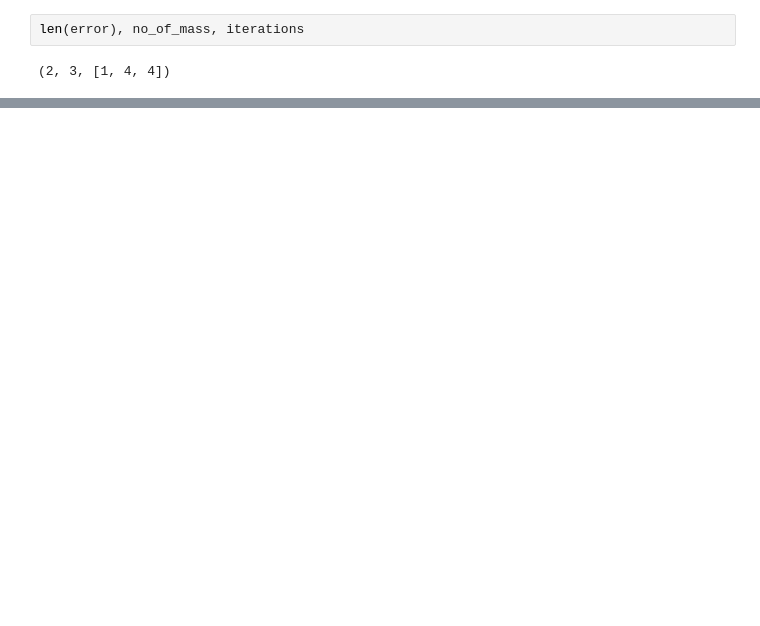
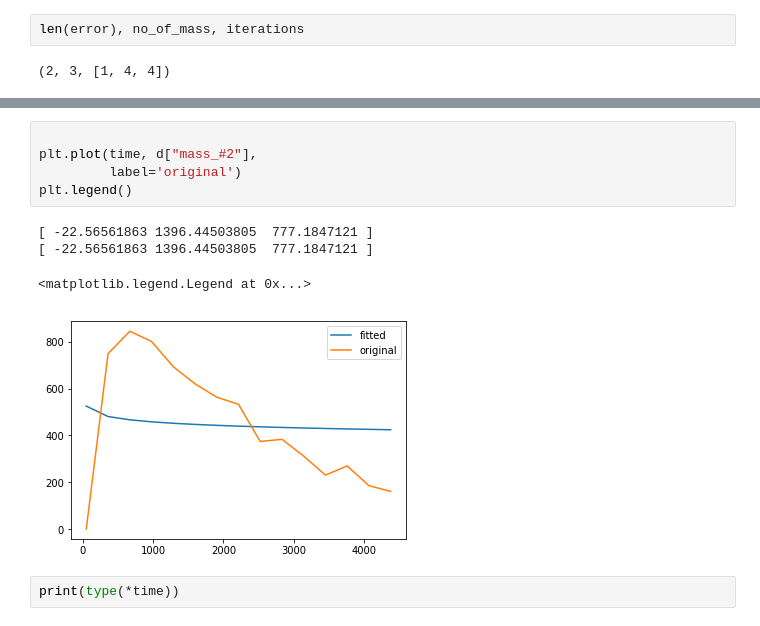
Before and after one commit to aravindhnivas/FELion-Spectrum-Analyser, a Jupyter notebook: testing/errorBar.ipynb, the cells around one changed output, grey strips where cells are left out. Cells and saved outputs as stored; diff of their text form; blank space fills up the shorter version.

```diff
--- a/testing/errorBar.ipynb
+++ b/testing/errorBar.ipynb
@@ -191,0 +195,12 @@ print(varience, "\n",
+# %%
+
+plt.plot(time, d["mass_#2"],
+         label='original')
+plt.legend()
+# %% [output]
+[ -22.56561863 1396.44503805  777.1847121 ]
+[ -22.56561863 1396.44503805  777.1847121 ]
+<matplotlib.legend.Legend at 0x...>
+[figure, added]
+# %%
+print(type(*time))
```
Also changed, not shown: parts of 11 cells of this notebook, 2 other files.
